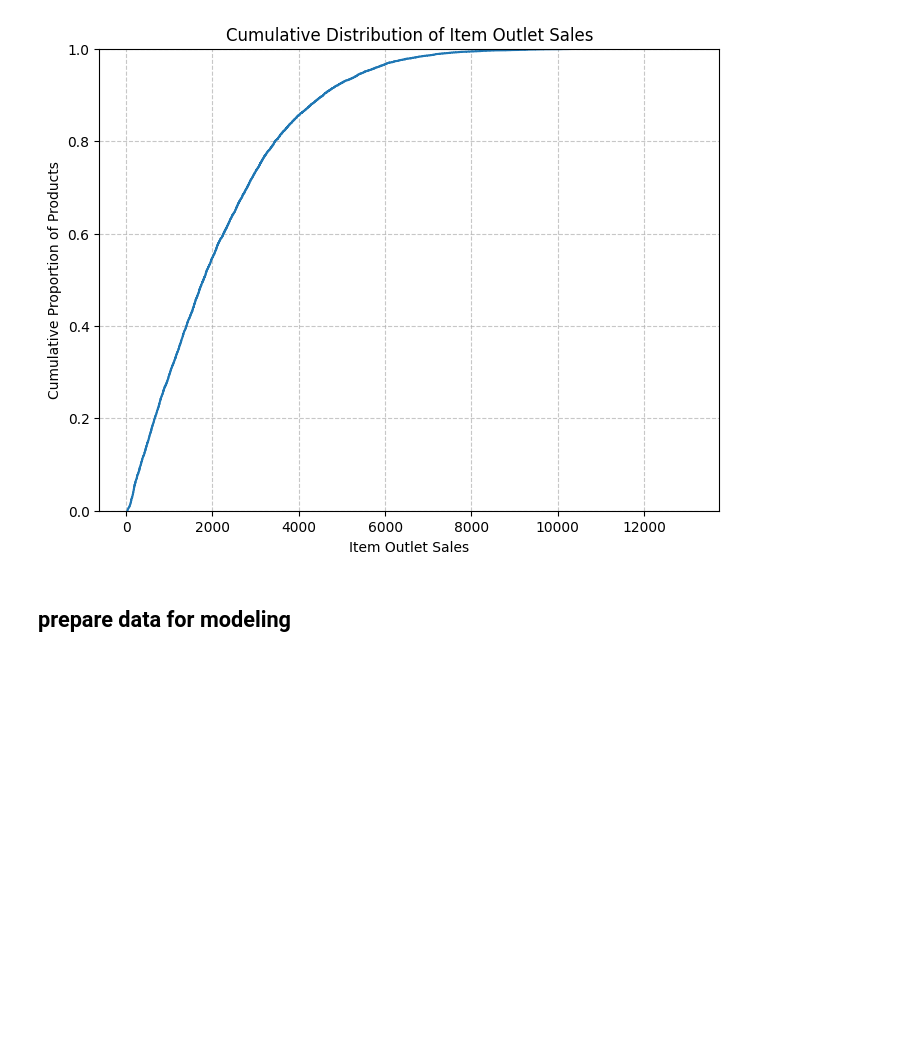
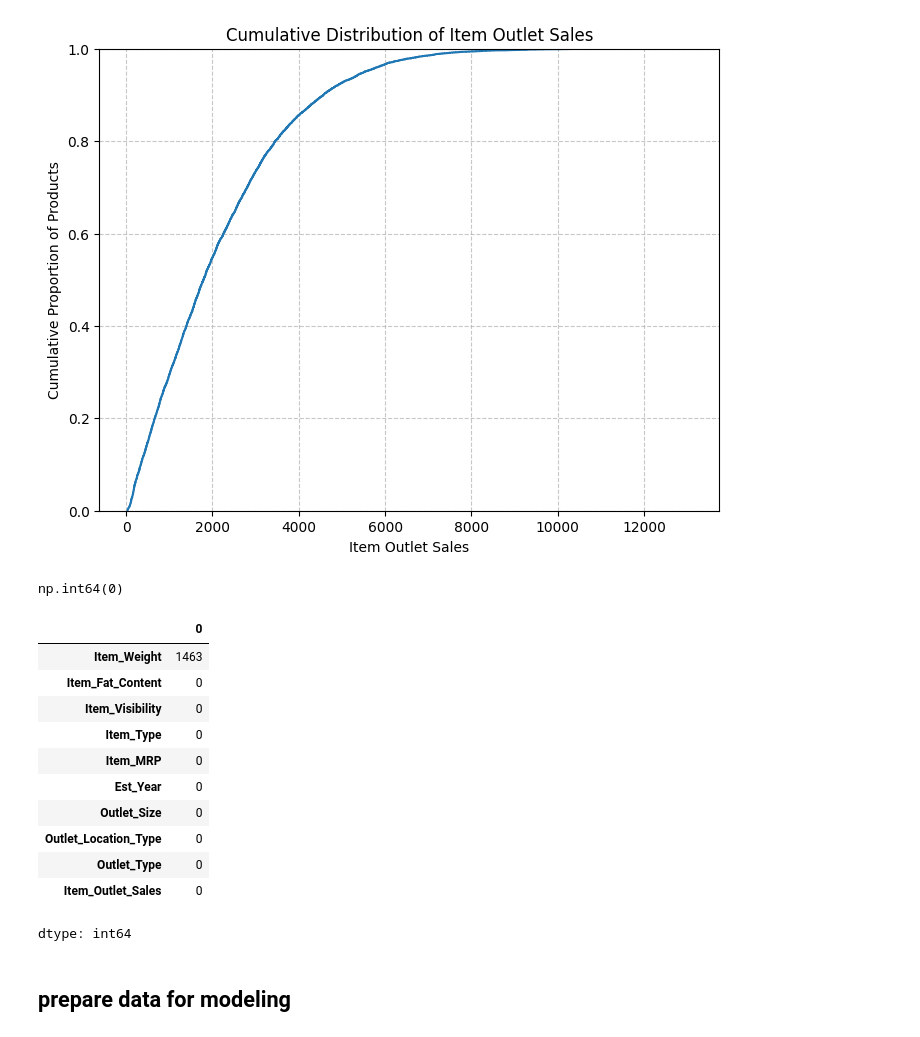
Before and after one commit to farahwadya/Prediction-of-Product-Sales, a Jupyter notebook: Prediction_of_Product_Sales.ipynb, the cells around one changed output. Saved outputs shown, nothing was run; the diff lists cells and outputs as text; code cells hidden in the pictures; blank space fills up the shorter version.

```diff
--- a/Prediction_of_Product_Sales.ipynb
+++ b/Prediction_of_Product_Sales.ipynb
@@ -842,6 +840,28 @@ plt.grid(True, linestyle='--', alpha=0.7)
 plt.show()
 # %% [output]
 [figure]
+# %%
+df_sales['Outlet_Size']=df_sales['Outlet_Size'].fillna('MISSing')
+df_sales['Outlet_Size'].isna().sum()
+# %% [output]
+np.int64(0)
+# %%
+df_sales['Item_Weight']=df_sales['Item_Weight'].fillna(-1)
+# %%
+df_sales.isna().sum()
+# %% [output]
+|  | 0 |
+| Item_Weight | 1463 |
+| Item_Fat_Content | 0 |
+| Item_Visibility | 0 |
+| Item_Type | 0 |
+| Item_MRP | 0 |
+| Est_Year | 0 |
+| Outlet_Size | 0 |
+| Outlet_Location_Type | 0 |
+| Outlet_Type | 0 |
+| Item_Outlet_Sales | 0 |
+dtype: int64
 # %% [markdown]
 ## prepare data for modeling
 # %% [markdown]
```
Also changed, not shown: parts of 13 cells of this notebook.
